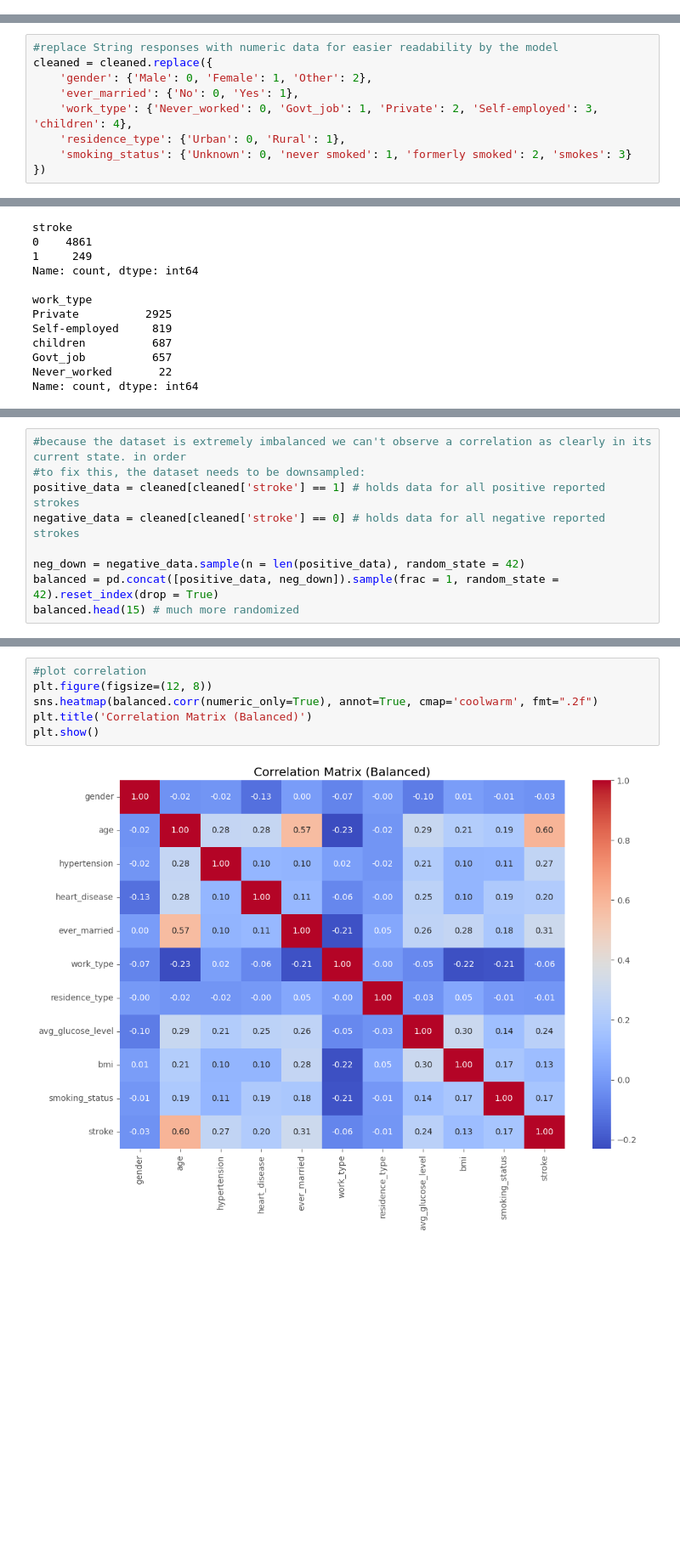
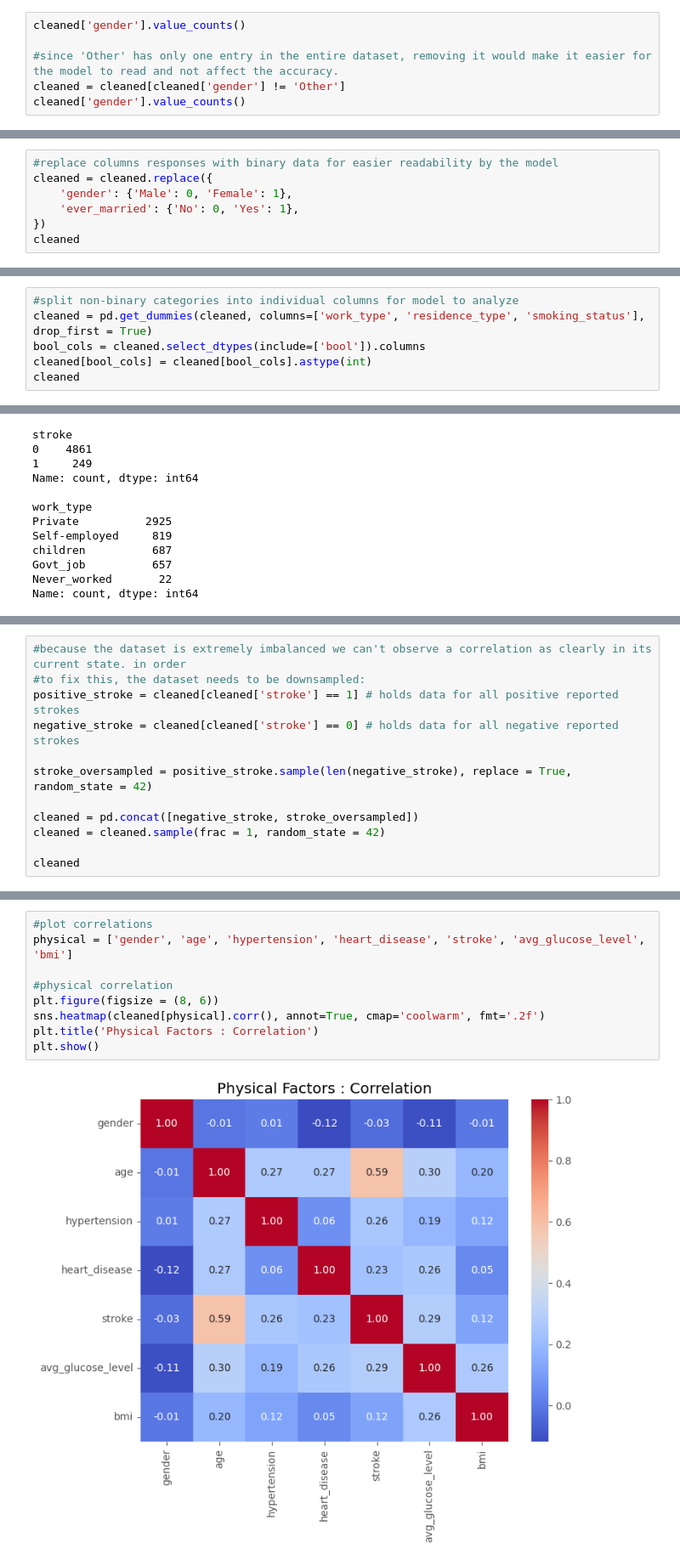
Before and after one commit to Yuuklo/stroke-prediction, a Jupyter notebook: notebooks/01_preprocessing.ipynb, the cells around one changed output, grey strips where cells are left out. Shown at 85% size. Drawn from its saved outputs; the diff is of its cells as text; blank space fills up the shorter version.

Commit message:
data cleaning finished

```diff
--- a/notebooks/01_preprocessing.ipynb
+++ b/notebooks/01_preprocessing.ipynb
@@ -116,3 +120,9 @@ Data columns (total 12 columns):
 dtypes: float64(3), int64(4), object(5)
 memory usage: 498.6+ KB
 None
+# %%
+cleaned['gender'].value_counts()
+
+#since 'Other' has only one entry in the entire dataset, removing it would make it easier for the model to read and not affect the accuracy.
+cleaned = cleaned[cleaned['gender'] != 'Other']
+cleaned['gender'].value_counts()
@@ -122,9 +162,7 @@ cleaned.rename(columns = {'Residence_type' : 'residence_type'}, inplace = True)
 # %%
-#replace String responses with numeric data for easier readability by the model
+#replace columns responses with binary data for easier readability by the model
 cleaned = cleaned.replace({
-    'gender': {'Male': 0, 'Female': 1, 'Other': 2},
+    'gender': {'Male': 0, 'Female': 1},
     'ever_married': {'No': 0, 'Yes': 1},
-    'work_type': {'Never_worked': 0, 'Govt_job': 1, 'Private': 2, 'Self-employed': 3, 'children': 4},
-    'residence_type': {'Urban': 0, 'Rural': 1},
-    'smoking_status': {'Unknown': 0, 'never smoked': 1, 'formerly smoked': 2, 'smokes': 3}
 })
+cleaned
@@ -130,0 +183,6 @@ cleaned = cleaned.replace({
+# %%
+#split non-binary categories into individual columns for model to analyze
+cleaned = pd.get_dummies(cleaned, columns=['work_type', 'residence_type', 'smoking_status'], drop_first = True)
+bool_cols = cleaned.select_dtypes(include=['bool']).columns
+cleaned[bool_cols] = cleaned[bool_cols].astype(int)
+cleaned
@@ -267,10 +356,13 @@ plt.show()
 # %%
 #because the dataset is extremely imbalanced we can't observe a correlation as clearly in its current state. in order
 #to fix this, the dataset needs to be downsampled:
-positive_data = cleaned[cleaned['stroke'] == 1] # holds data for all positive reported strokes
-negative_data = cleaned[cleaned['stroke'] == 0] # holds data for all negative reported strokes
+positive_stroke = cleaned[cleaned['stroke'] == 1] # holds data for all positive reported strokes
+negative_stroke = cleaned[cleaned['stroke'] == 0] # holds data for all negative reported strokes
 
-neg_down = negative_data.sample(n = len(positive_data), random_state = 42)
-balanced = pd.concat([positive_data, neg_down]).sample(frac = 1, random_state = 42).reset_index(drop = True)
-balanced.head(15) # much more randomized
+stroke_oversampled = positive_stroke.sample(len(negative_stroke), replace = True, random_state = 42)
+
+cleaned = pd.concat([negative_stroke, stroke_oversampled])
+cleaned = cleaned.sample(frac = 1, random_state = 42)
+
+cleaned
 # %% [output]
@@ -293,8 +382,11 @@ balanced.head(15) # much more randomized
 # %%
-#plot correlation
-plt.figure(figsize=(12, 8))
-sns.heatmap(balanced.corr(numeric_only=True), annot=True, cmap='coolwarm', fmt=".2f")
-plt.title('Correlation Matrix (Balanced)')
+#plot correlations
+physical = ['gender', 'age', 'hypertension', 'heart_disease', 'stroke', 'avg_glucose_level', 'bmi']
+
+#physical correlation
+plt.figure(figsize = (8, 6))
+sns.heatmap(cleaned[physical].corr(), annot=True, cmap='coolwarm', fmt='.2f')
+plt.title('Physical Factors : Correlation')
 plt.show()
 # %% [output]
-[figure, old version]
+[figure, new version]
```
Also changed, not shown: parts of 19 cells of this notebook, 2 other files.
